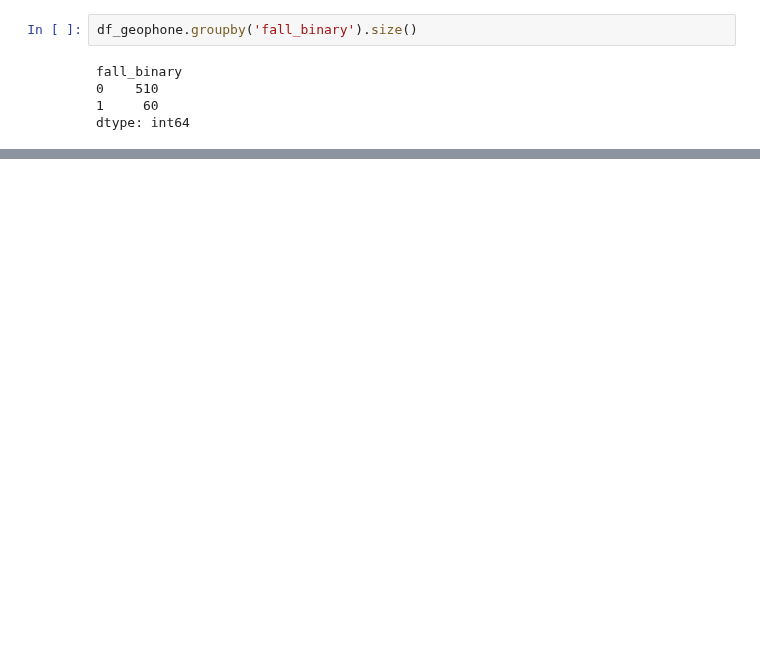
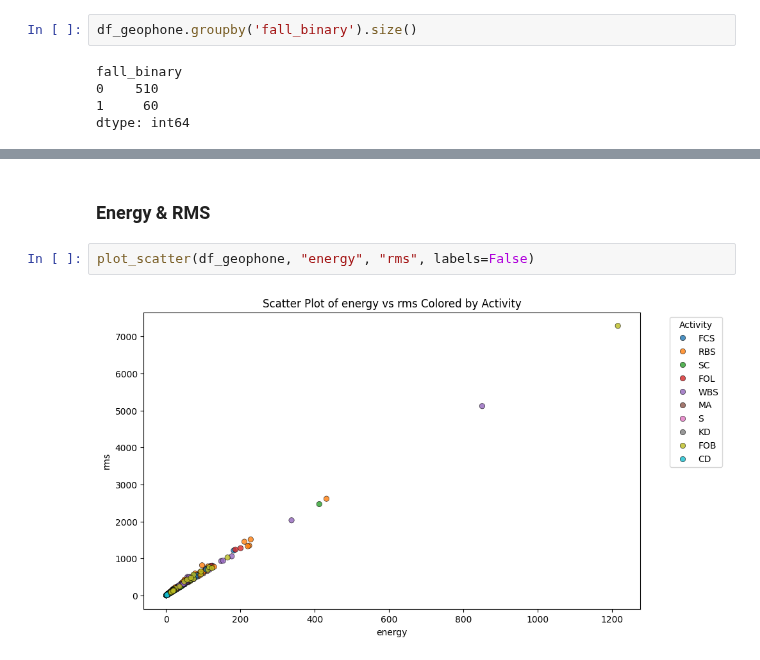
Before and after one commit to AdrianDaeschlein/master, a Jupyter notebook: eda_prep/eda_prep.ipynb, the cells around one changed output, grey strips where cells are left out. Drawn from its saved outputs; the diff is of its cells as text; blank space fills up the shorter version.

```diff
--- a/eda_prep/eda_prep.ipynb
+++ b/eda_prep/eda_prep.ipynb
@@ -288,0 +523,6 @@ NameError: name 'sns' is not defined
+# %% [markdown]
+### Energy & RMS
+# %%
+plot_scatter(df_geophone, "energy", "rms", labels=False)
+# %% [output]
+[figure, added]
```
Also changed, not shown: parts of 37 cells of this notebook, 1 other file.
